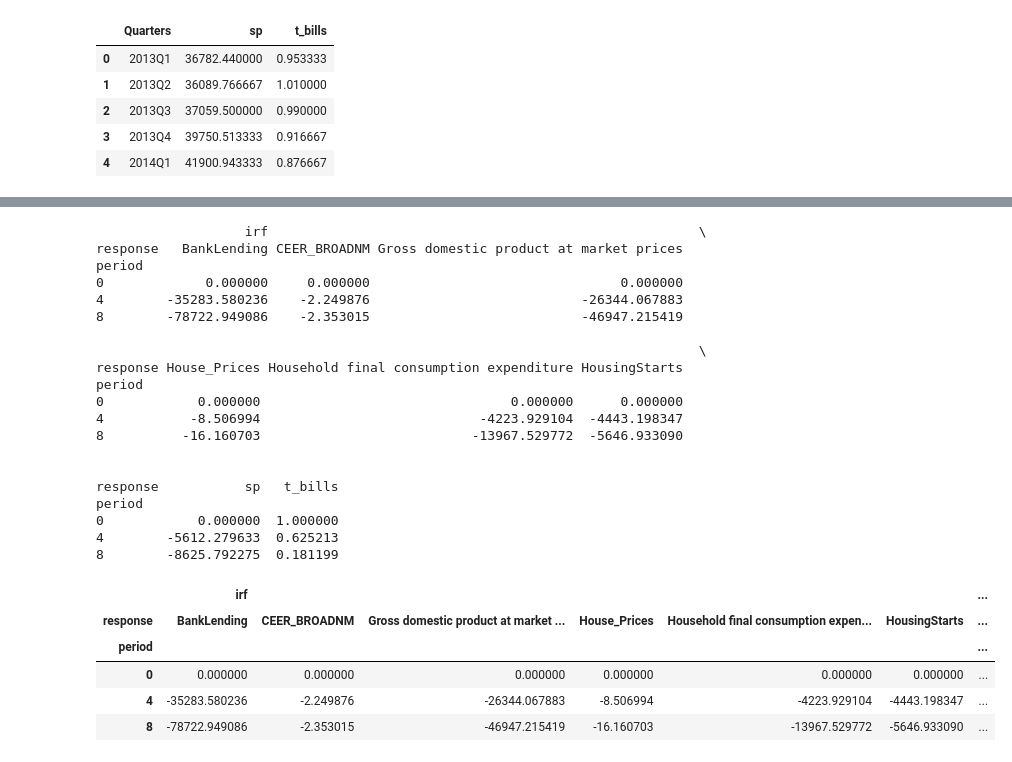
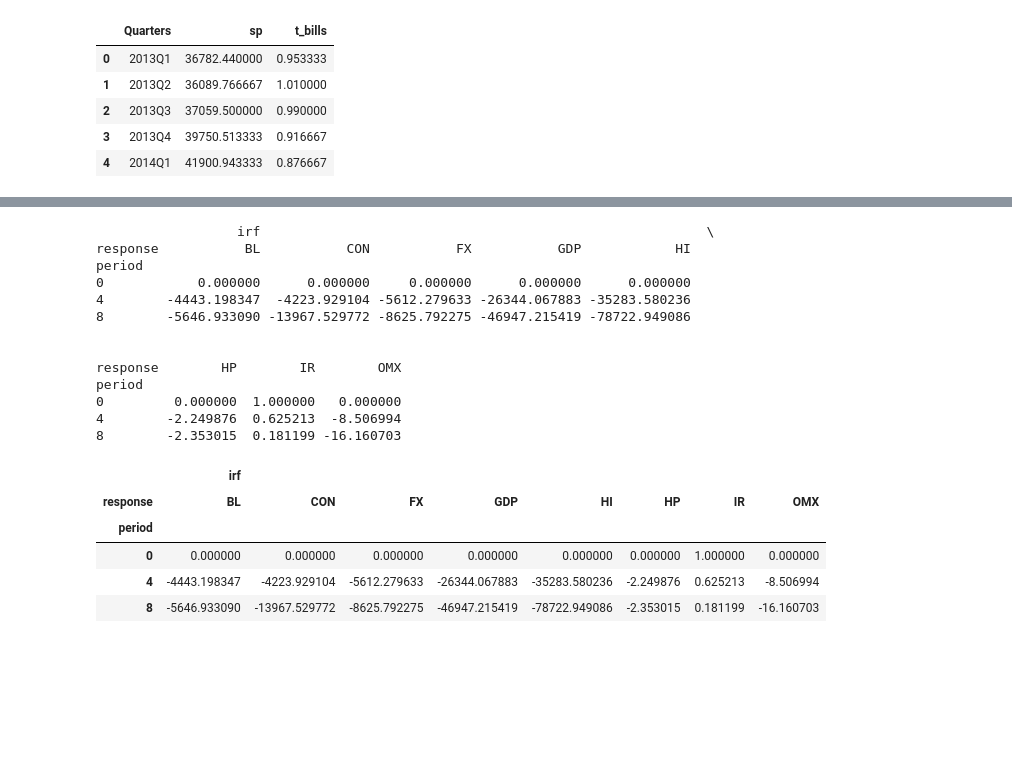
Before and after one commit to anahatkc/DataProject_526, a Jupyter notebook: data_chanya.ipynb, the cells around one changed output, grey strips where cells are left out. Saved outputs shown, nothing was run; the diff lists cells and outputs as text; code cells hidden in the pictures; blank space fills up the shorter version.

```diff
--- a/data_chanya.ipynb
+++ b/data_chanya.ipynb
@@ -204,10 +212,10 @@ svar_model = SVAR(endog=endog_data, svar_type='B', A=None, B=B_matrix, dates=fin
 import matplotlib.pyplot as plt
 
 # Get the list of variable names in the model
-var_names = ['Gross domestic product at market prices', 'Household final consumption expenditure', 'BankLending', 'CEER_BROADNM', 'House_Prices', 'HousingStarts', 'sp', 't_bills']
+var_names = ['GDP', 'CON', 'HI', 'HP', 'OMX', 'BL', 'FX', 'IR']
 
 # Find the index of 't_bills' in this list
-impulse_index = var_names.index('t_bills')
+impulse_index = var_names.index('IR')
 
 # Use this index for the impulse parameter
 irf = result.irf(periods=8)
@@ -242,7 +250,7 @@ index = pd.MultiIndex.from_product([range(irfs_array.shape[0]), var_names, var_n
 irfs_df = pd.DataFrame(irfs_array.flatten(), index=index, columns=['irf'])
 
 # Select the 1st, 4th, and 8th quarters for 'tbills' impulse
-selected_periods = irfs_df.loc[(slice(0,8,4), slice(None), 't_bills'), :]
+selected_periods = irfs_df.loc[(slice(0,8,4), slice(None), 'IR'), :]
 
 
 # Reset the 'impulse' level of the index
@@ -254,62 +262,55 @@ reshaped_df = selected_periods.unstack(level='response')
 # Print the reshaped DataFrame
 print(reshaped_df)
 # %% [output]
-                   irf                                                       \
-response   BankLending CEER_BROADNM Gross domestic product at market prices
+                  irf                                                         \
+response           BL           CON           FX           GDP            HI
 period
-0             0.000000     0.000000                                0.000000
-4        -35283.580236    -2.249876                           -26344.067883
-8        -78722.949086    -2.353015                           -46947.215419
-
-                                                                             \
-response House_Prices Household final consumption expenditure HousingStarts
-period
-0            0.000000                                0.000000      0.000000
-4           -8.506994                            -4223.929104  -4443.198347
-8          -16.160703                           -13967.529772  -5646.933090
+0            0.000000      0.000000     0.000000      0.000000      0.000000
+4        -4443.198347  -4223.929104 -5612.279633 -26344.067883 -35283.580236
+8        -5646.933090 -13967.529772 -8625.792275 -46947.215419 -78722.949086
 
 
-response           sp   t_bills
+response        HP        IR        OMX
 period
-0            0.000000  1.000000
-4        -5612.279633  0.625213
-8        -8625.792275  0.181199
+0         0.000000  1.000000   0.000000
+4        -2.249876  0.625213  -8.506994
+8        -2.353015  0.181199 -16.160703
 # %%
 import pandas as pd
 import numpy as np
 
 # Get the IRFs as a numpy array
 irfs_array = irf.irfs
 
 # Create a MultiIndex for the DataFrame
 index = pd.MultiIndex.from_product([range(irfs_array.shape[0]), var_names, var_names], names=['period', 'response', 'impulse'])
 
 # Convert this array into a DataFrame
 irfs_df = pd.DataFrame(irfs_array.flatten(), index=index, columns=['irf'])
 
 # Select the 1st, 4th, and 8th quarters for 'tbills' impulse
-selected_periods = irfs_df.loc[(slice(0,8,4), slice(None), 't_bills'), :]
+selected_periods = irfs_df.loc[(slice(0,8,4), slice(None), 'IR'), :]
 
 # Reset the 'impulse' level of the index
 selected_periods = selected_periods.reset_index(level='impulse', drop=True)
 
 # Unstack the 'response' level of the index
 reshaped_df = selected_periods.unstack(level='response')
 
 # Define the table styles
 table_styles = [
     {'selector': 'th', 'props': [('color', 'blue')]}
 ]
 
 # Apply the table styles to the DataFrame
 styled_df = reshaped_df.style.set_table_styles(table_styles)
 
 # Display the styled DataFrame
 styled_df
 # %% [output]
-|  | irf |  |  |  |  |  | ... |
-| response | BankLending | CEER_BROADNM | Gross domestic product at market ... | House_Prices | Household final consumption expen... | HousingStarts | ... |
-| period |  |  |  |  |  |  | ... |
-| 0 | 0.000000 | 0.000000 | 0.000000 | 0.000000 | 0.000000 | 0.000000 | ... |
-| 4 | -35283.580236 | -2.249876 | -26344.067883 | -8.506994 | -4223.929104 | -4443.198347 | ... |
-| 8 | -78722.949086 | -2.353015 | -46947.215419 | -16.160703 | -13967.529772 | -5646.933090 | ... |
+|  | irf |  |  |  |  |  |  |  |
+| response | BL | CON | FX | GDP | HI | HP | IR | OMX |
+| period |  |  |  |  |  |  |  |  |
+| 0 | 0.000000 | 0.000000 | 0.000000 | 0.000000 | 0.000000 | 0.000000 | 1.000000 | 0.000000 |
+| 4 | -4443.198347 | -4223.929104 | -5612.279633 | -26344.067883 | -35283.580236 | -2.249876 | 0.625213 | -8.506994 |
+| 8 | -5646.933090 | -13967.529772 | -8625.792275 | -46947.215419 | -78722.949086 | -2.353015 | 0.181199 | -16.160703 |
```
Also changed, not shown: parts of 5 cells of this notebook, 1 other file.
